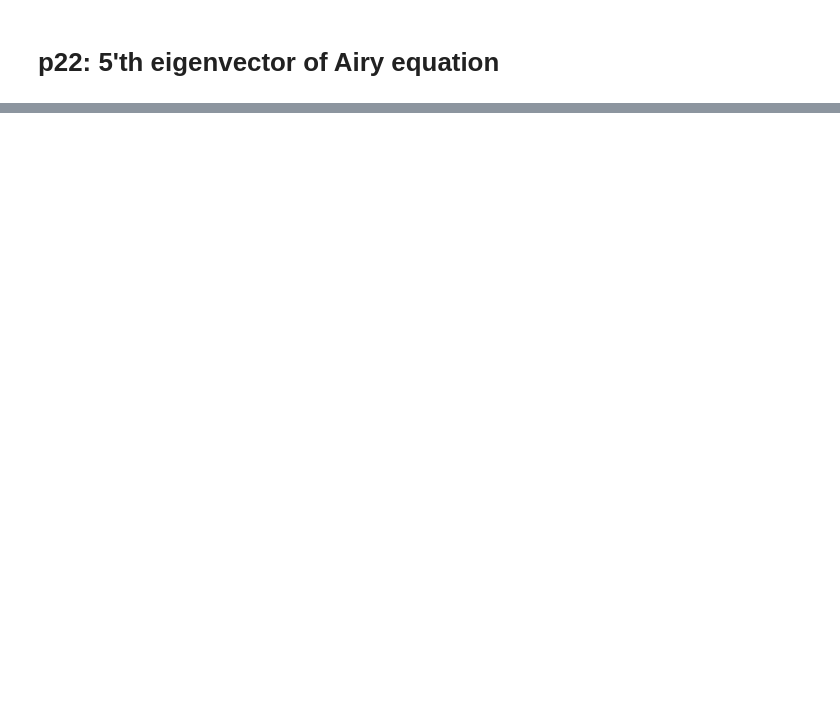
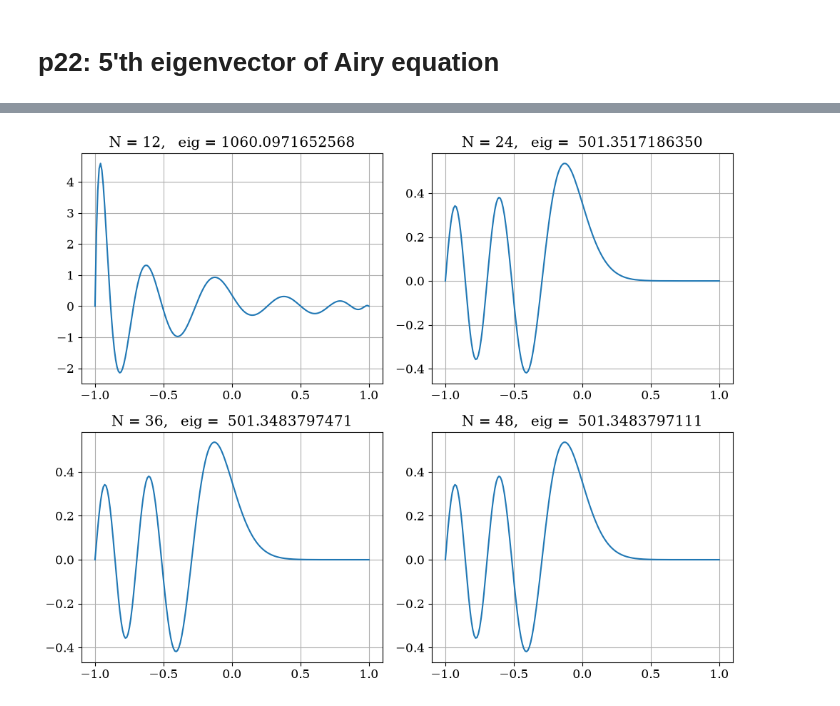
Before and after one commit to cpraveen/chebpy, a Jupyter notebook: p22.ipynb, the cells around one changed output, grey strips where cells are left out. Saved outputs shown, nothing was run; the diff lists cells and outputs as text; code cells hidden in the pictures; blank space fills up the shorter version.

Commit message:
polyfit is illconditioned

```diff
--- a/p22.ipynb
+++ b/p22.ipynb
@@ -16,7 +17,8 @@ for N in range(12,60,12):
     V = real(V[:,ii]); Lam = Lam[ii]
     ii = argsort(Lam); ii=ii[4]; Lam=Lam[ii]
     v = zeros(N+1); v[1:N] = V[:,ii]; v = v/v[N//2]*airy(0.0)[0]
-    xx = linspace(-1.0,1.0,200); vv = polyval(polyfit(x,v,N),xx);
-    subplot(2,2,N//12); plot(xx,vv)
+    xx = linspace(-1.0,1.0,200); # vv = polyval(polyfit(x,v,N),xx); # polyfit is illconditioned
+    VV = Legendre.fit(x,v,N); vv = VV(xx)
+    subplot(2,2,N//12); plot(xx,vv); grid(True)
     title("N = %d,   eig = %15.10f"%(N,Lam));
 # %% [output]
@@ -23,0 +25 @@ for N in range(12,60,12):
+[figure, added]
```
Also changed, not shown: parts of 2 cells of this notebook.
